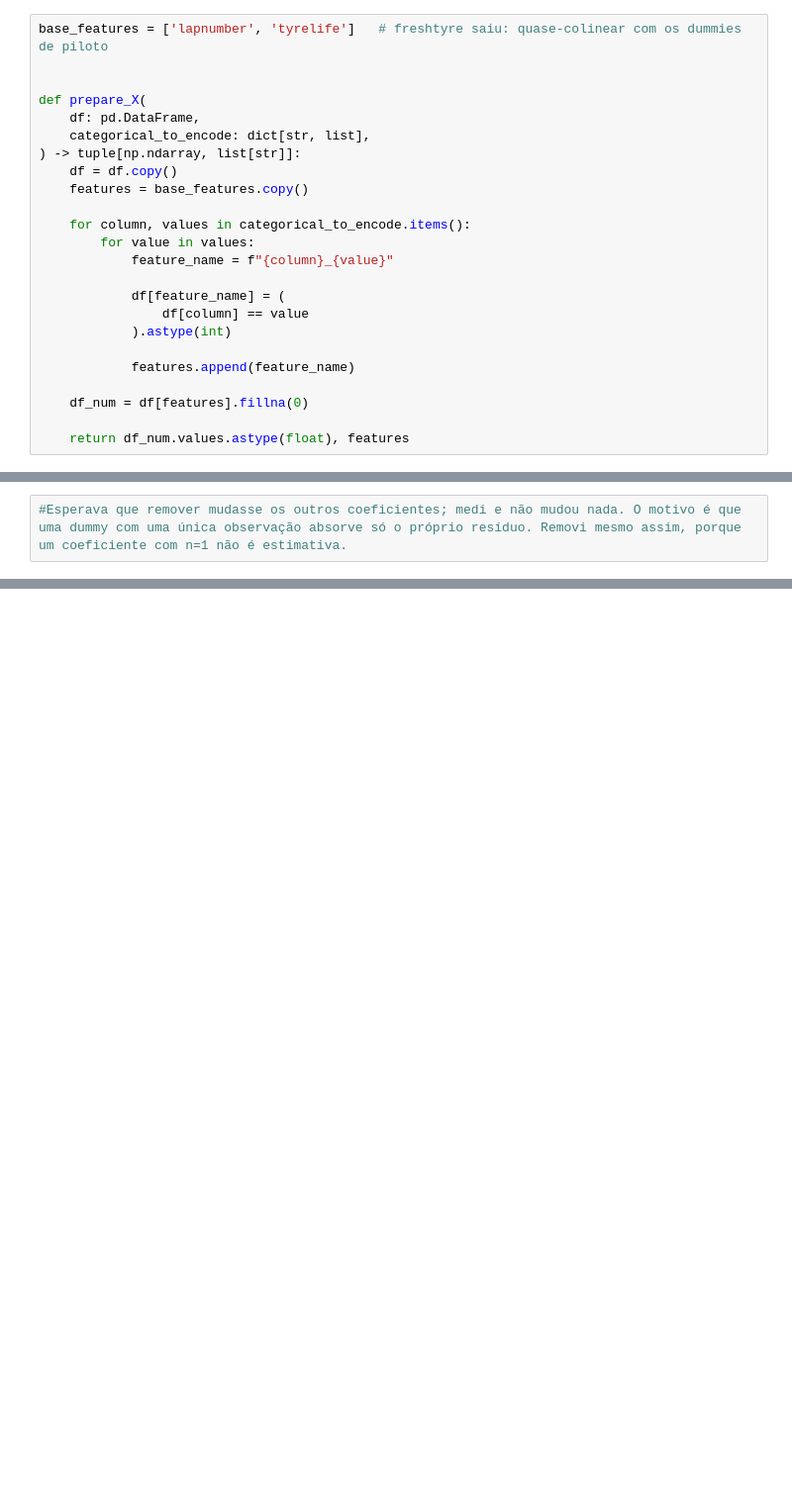
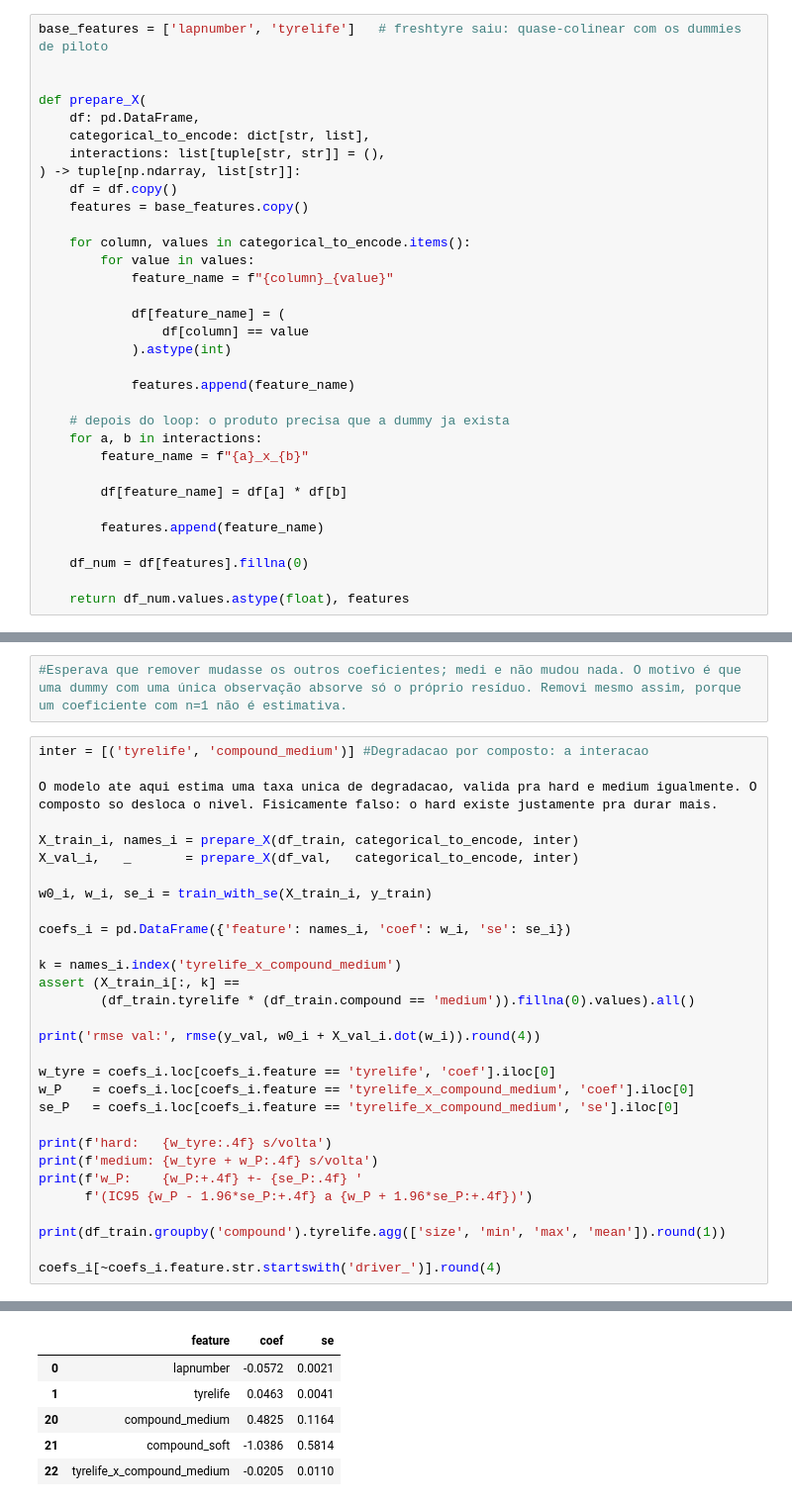
Before and after one commit to GabrielFerreiraAbel/Math-to-models, a Jupyter notebook: myprojects/1.f1-lap-time-prediction/predict-lap-time.ipynb, the cells around one changed output, grey strips where cells are left out. Shown at 99% size. Drawn from its saved outputs; the diff is of its cells as text; blank space fills up the shorter version.

```diff
--- a/myprojects/1.f1-lap-time-prediction/predict-lap-time.ipynb
+++ b/myprojects/1.f1-lap-time-prediction/predict-lap-time.ipynb
@@ -433,6 +433,7 @@ base_features = ['lapnumber', 'tyrelife']   # freshtyre saiu: quase-colinear com
 def prepare_X(
     df: pd.DataFrame,
     categorical_to_encode: dict[str, list],
+    interactions: list[tuple[str, str]] = (),
 ) -> tuple[np.ndarray, list[str]]:
     df = df.copy()
     features = base_features.copy()
@@ -447,6 +448,14 @@ def prepare_X(
 
             features.append(feature_name)
 
+    # depois do loop: o produto precisa que a dummy ja exista
+    for a, b in interactions:
+        feature_name = f"{a}_x_{b}"
+
+        df[feature_name] = df[a] * df[b]
+
+        features.append(feature_name)
+
     df_num = df[features].fillna(0)
 
     return df_num.values.astype(float), features
@@ -572,2 +622,33 @@ pace[['driver', 'coef', 'se', 'ic95_lo', 'ic95_hi']].round(3)
 # %%
 #Esperava que remover mudasse os outros coeficientes; medi e não mudou nada. O motivo é que uma dummy com uma única observação absorve só o próprio resíduo. Removi mesmo assim, porque um coeficiente com n=1 não é estimativa.
+# %%
+inter = [('tyrelife', 'compound_medium')] #Degradacao por composto: a interacao
+
+O modelo ate aqui estima uma taxa unica de degradacao, valida pra hard e medium igualmente. O composto so desloca o nivel. Fisicamente falso: o hard existe justamente pra durar mais.
+
+X_train_i, names_i = prepare_X(df_train, categorical_to_encode, inter)
+X_val_i,   _       = prepare_X(df_val,   categorical_to_encode, inter)
+
+w0_i, w_i, se_i = train_with_se(X_train_i, y_train)
+
+coefs_i = pd.DataFrame({'feature': names_i, 'coef': w_i, 'se': se_i})
+
+k = names_i.index('tyrelife_x_compound_medium')
+assert (X_train_i[:, k] ==
+        (df_train.tyrelife * (df_train.compound == 'medium')).fillna(0).values).all()
+
+print('rmse val:', rmse(y_val, w0_i + X_val_i.dot(w_i)).round(4))
+
+w_tyre = coefs_i.loc[coefs_i.feature == 'tyrelife', 'coef'].iloc[0]
+w_P    = coefs_i.loc[coefs_i.feature == 'tyrelife_x_compound_medium', 'coef'].iloc[0]
+se_P   = coefs_i.loc[coefs_i.feature == 'tyrelife_x_compound_medium', 'se'].iloc[0]
+
+print(f'hard:   {w_tyre:.4f} s/volta')
+print(f'medium: {w_tyre + w_P:.4f} s/volta')
+print(f'w_P:    {w_P:+.4f} +- {se_P:.4f} '
+      f'(IC95 {w_P - 1.96*se_P:+.4f} a {w_P + 1.96*se_P:+.4f})')
+
+print(df_train.groupby('compound').tyrelife.agg(['size', 'min', 'max', 'mean']).round(1))
+
+coefs_i[~coefs_i.feature.str.startswith('driver_')].round(4)
+# %% [output]
@@ -573,0 +664,6 @@ pace[['driver', 'coef', 'se', 'ic95_lo', 'ic95_hi']].round(3)
+|  | feature | coef | se |
+| 0 | lapnumber | -0.0572 | 0.0021 |
+| 1 | tyrelife | 0.0463 | 0.0041 |
+| 20 | compound_medium | 0.4825 | 0.1164 |
+| 21 | compound_soft | -1.0386 | 0.5814 |
+| 22 | tyrelife_x_compound_medium | -0.0205 | 0.0110 |
```
Also changed, not shown: parts of 7 cells of this notebook.
